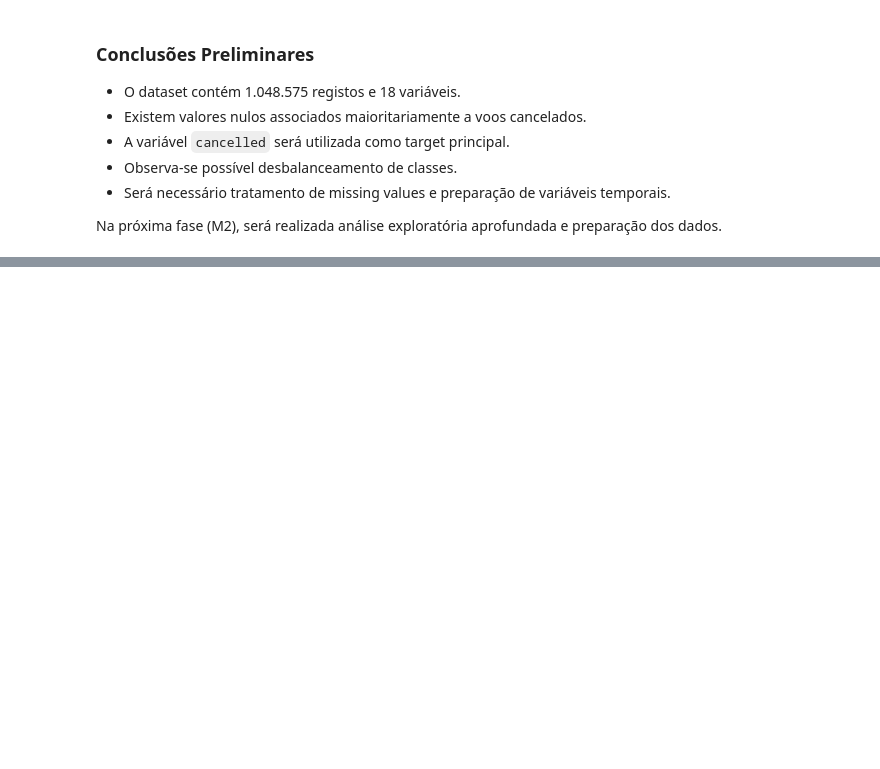
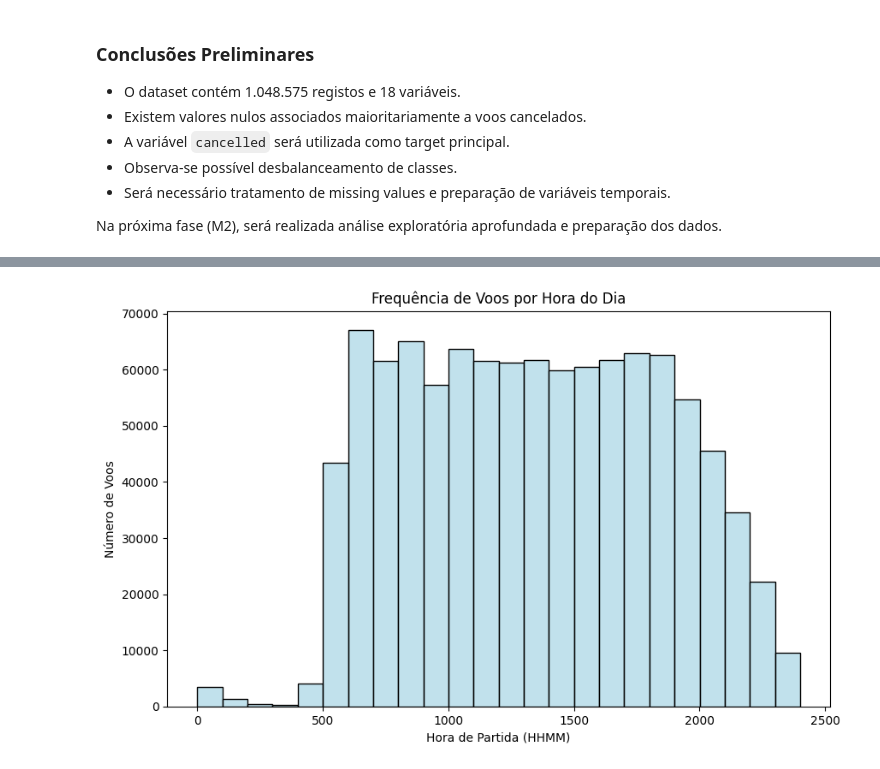
Before and after one commit to rodrigoramooos/previsao-atrasos-voos, a Jupyter notebook: notebooks/1.0_eda_limpeza.ipynb, the cells around one changed output, grey strips where cells are left out. Cells and saved outputs as stored; diff of their text form; code cells hidden in the pictures; blank space fills up the shorter version.

```diff
--- a/notebooks/1.0_eda_limpeza.ipynb
+++ b/notebooks/1.0_eda_limpeza.ipynb
@@ -152,0 +215,9 @@ Na próxima fase (M2), será realizada análise exploratória aprofundada e prep
+# %%
+plt.figure(figsize=(10, 6))
+sns.histplot(df['dep_time'].dropna(), bins=24, kde=False, color='lightblue')
+plt.title('Frequência de Voos por Hora do Dia')
+plt.xlabel('Hora de Partida (HHMM)')
+plt.ylabel('Número de Voos')
+plt.show()
+# %% [output]
+[figure, added]
```
Also changed, not shown: parts of 20 cells of this notebook.
